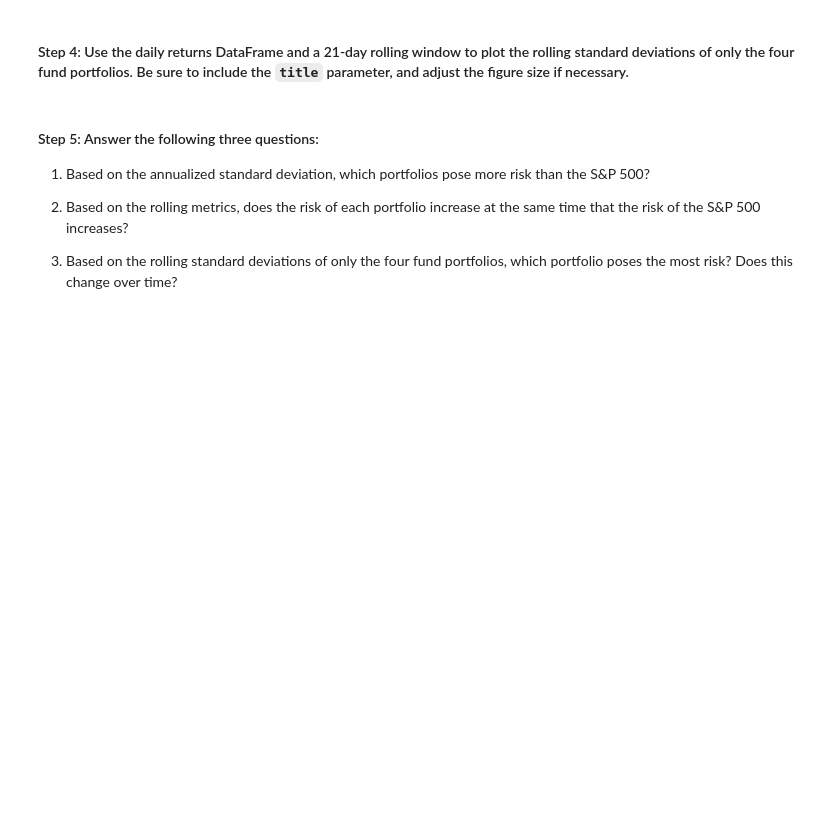
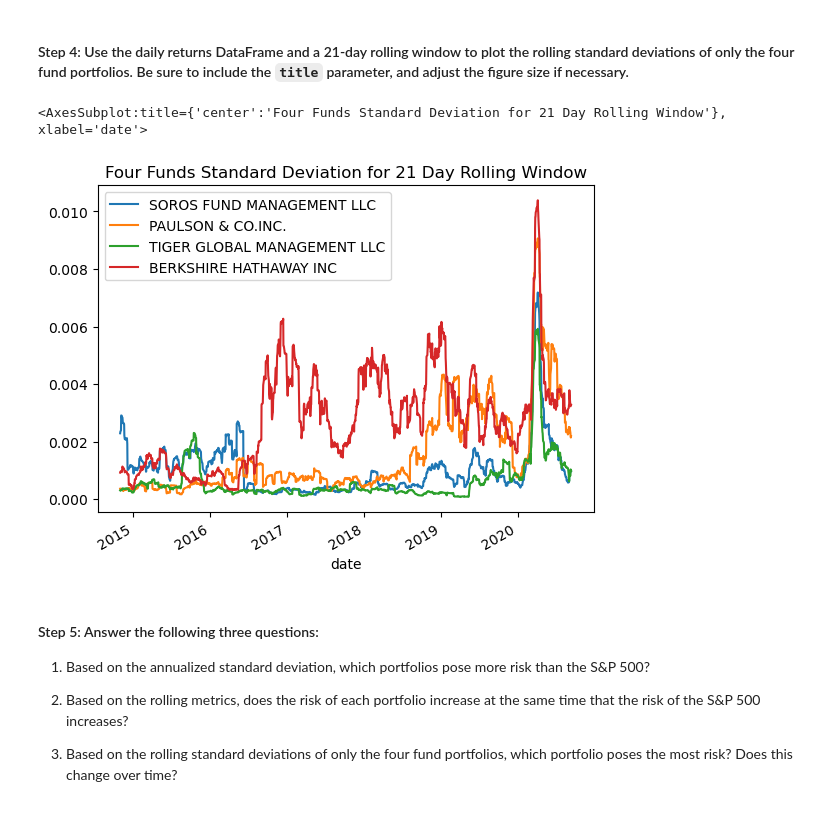
Before and after one commit to nahinhayat/Module4Challenge, a Jupyter notebook: Starter_Code 4/risk_return_analysis.ipynb, the cells around one changed output. Drawn from its saved outputs; the diff is of its cells as text; code cells hidden in the pictures; blank space fills up the shorter version.

```diff
--- a/Starter_Code 4/risk_return_analysis.ipynb
+++ b/Starter_Code 4/risk_return_analysis.ipynb
@@ -253,7 +266,10 @@ dtype: float64
 # %%
 # Using the daily return data and a 21-day rolling window, plot the rolling standard deviation of just the 4 portfolios.
 # Include a title parameter and adjust the figure size
-# YOUR CODE HERE
+daily_returns_four_funds.rolling(21).std().plot(title = "Four Funds Standard Deviation for 21 Day Rolling Window")
+# %% [output]
+<AxesSubplot:title={'center':'Four Funds Standard Deviation for 21 Day Rolling Window'}, xlabel='date'>
+[figure, added]
 # %% [markdown]
 #### Step 5: Answer the following three questions:
 
```
Also changed, not shown: parts of 7 cells of this notebook.
